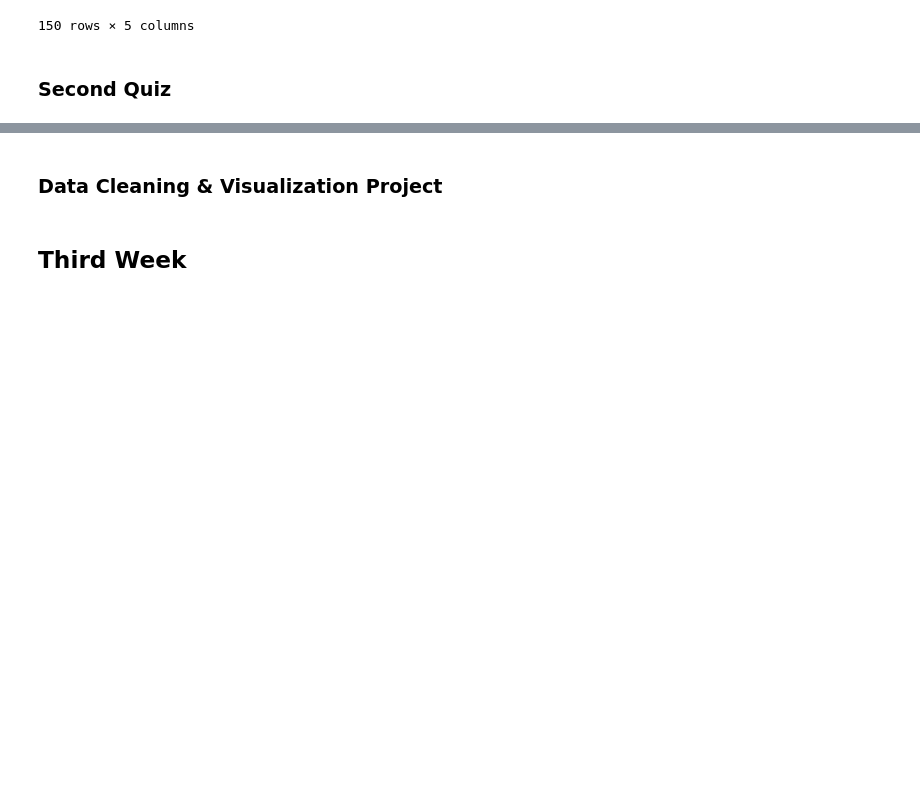
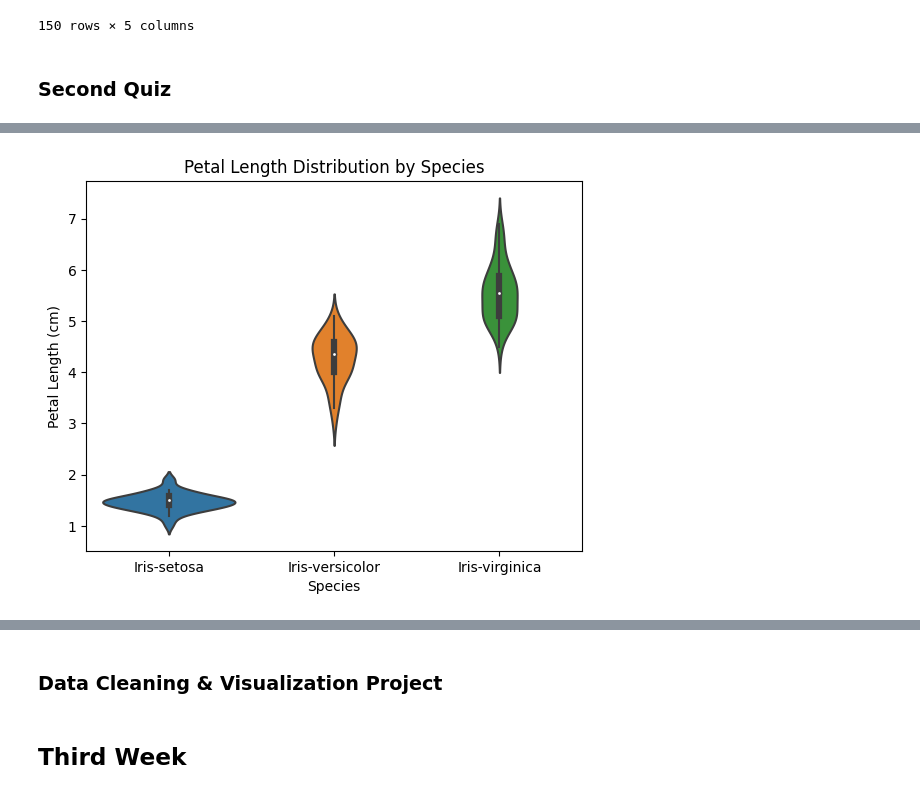
Before and after one commit to Monta243/Python1, a Jupyter notebook: Masar_Camp.ipynb, the cells around one changed output, grey strips where cells are left out. Saved outputs shown, nothing was run; the diff lists cells and outputs as text; code cells hidden in the pictures; blank space fills up the shorter version.

```diff
--- a/Masar_Camp.ipynb
+++ b/Masar_Camp.ipynb
@@ -1661,0 +1789,28 @@ iris
+# %%
+import pandas as pd
+import requests
+import matplotlib.pyplot as plt
+import seaborn as sns
+
+# URL to the Iris dataset
+url = "https://filebin.net/kr8coz9arczg9zw1/Iris.csv"
+
+# Fetching the data from the URL
+response = requests.get(url)
+
+# Checking if the request was successful (status code 200)
+if response.status_code == 200:
+    # Reading the content of the response into a Pandas DataFrame
+    iris_data = pd.read_csv("https://filebin.net/kr8coz9arczg9zw1/Iris.csv")
+
+    # Creating a violin plot of PetalLengthCm for each species
+    sns.violinplot(x="Species", y="PetalLengthCm", data=iris_data, size=6)
+
+    plt.title('Petal Length Distribution by Species')
+    plt.xlabel('Species')
+    plt.ylabel('Petal Length (cm)')
+    plt.show()
+else:
+    print("Failed to retrieve data")
+# %% [output]
+[figure, added]
```
Also changed, not shown: parts of 12 cells of this notebook.
